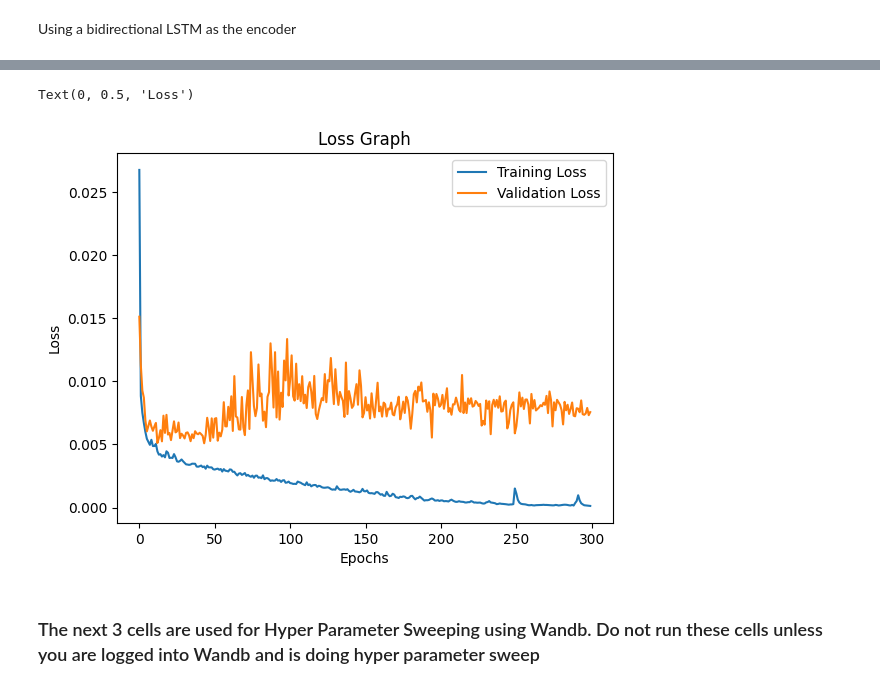
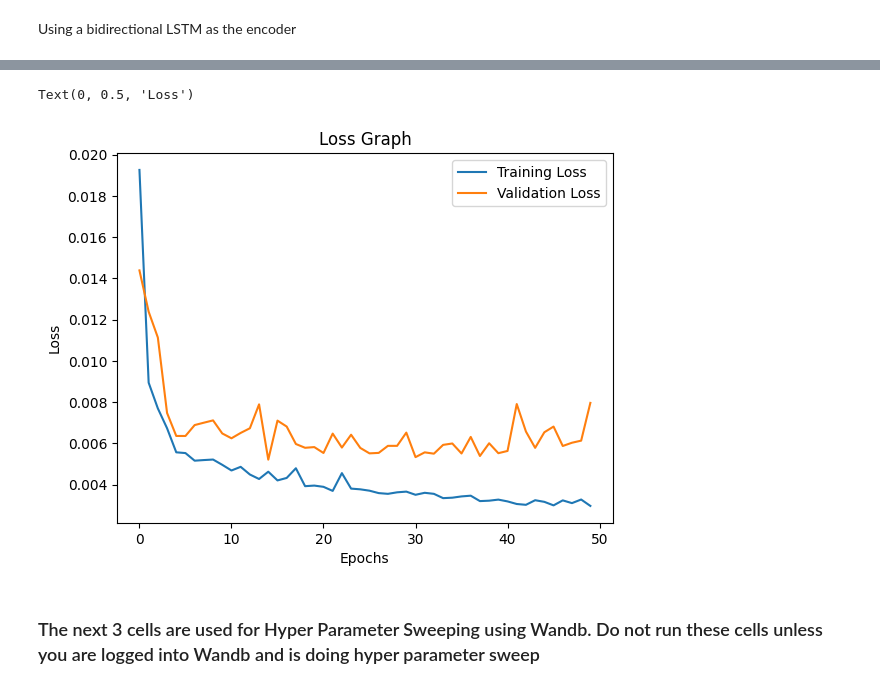
Before and after one commit to SSTengNic/DL_Project, a Jupyter notebook: 4. Taxi_Prediction_Bi_ED_LSTM.ipynb, the cells around one changed output, grey strips where cells are left out. Cells and saved outputs as stored; diff of their text form; code cells hidden in the pictures.

```diff
--- a/4. Taxi_Prediction_Bi_ED_LSTM.ipynb
+++ b/4. Taxi_Prediction_Bi_ED_LSTM.ipynb
@@ -410,7 +452,7 @@ input_size = 8
 hidden_size = 256
 output_size = 3
 learning_rate = 1e-3
-num_epochs = 300
+num_epochs = 50
 
 dataloader = train_loader
 
@@ -443,5 +475,5 @@ Epoch 276/300, Avg Loss: 0.0001749859401024878, Avg Val Loss: 0.0083442598891754
 Text(0, 0.5, 'Loss')
-[figure, old version]
+[figure, new version]
 # %% [markdown]
 ### The next 3 cells are used for Hyper Parameter Sweeping using Wandb. Do not run these cells unless you are logged into Wandb and is doing hyper parameter sweep
 # %%
```
Also changed, not shown: parts of 5 cells of this notebook, 8 other files.
